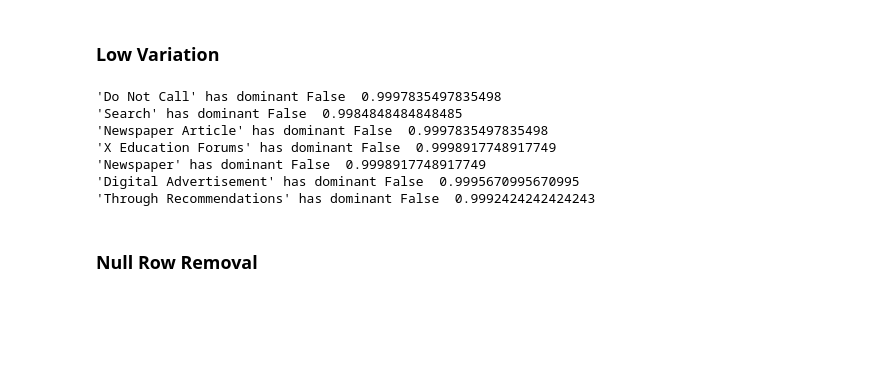
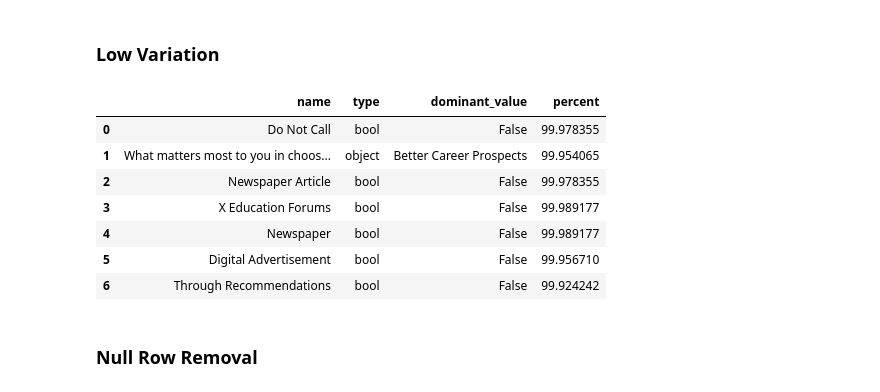
Before and after one commit to notvarunseth/ml-assignment, a Jupyter notebook: 1_notebook.ipynb, the cells around one changed output. Cells and saved outputs as stored; diff of their text form; code cells hidden in the pictures; blank space fills up the shorter version.

Commit message:
fixed highly dominant column

```diff
--- a/1_notebook.ipynb
+++ b/1_notebook.ipynb
@@ -229,27 +229,37 @@ Number of uniques for 'Last Notable Activity' is 5
 # %% [markdown]
 ### Low Variation
 # %%
-THRESHOLD_LOW_VAR = 0.99
-# Check if 99% or more values are same, and drop the column, it is not useful
+THRESHOLD_LOW_VAR = 0.999
+
+# Check if a vast majority values are same, and drop these column, it is not useful.
 low_variation_columns = []
-for column in df.select_dtypes(exclude=['object']).columns:
+printable = []
+for column in df.columns:
 
     value_counts = df[column].value_counts(normalize=True)
     cumulative_counts = value_counts.cumsum()
 
     first_category = value_counts.index[0]
 
     if cumulative_counts[first_category] > THRESHOLD_LOW_VAR:
-        print(f"'{column}' has dominant {first_category} ", cumulative_counts[first_category])
+        printable.append({
+            'name': column,
+            'type': df.dtypes[column],
+            'dominant_value': first_category,
+            'percent': 100 * cumulative_counts[first_category],
+        })
+        # print(f"'{column}' ({type()}) has dominant '{first_category}' ", round(cumulative_counts[first_category], 4))
         low_variation_columns.append(column)
+pd.DataFrame(printable)
 # %% [output]
-'Do Not Call' has dominant False  0.9997835497835498
-'Search' has dominant False  0.9984848484848485
-'Newspaper Article' has dominant False  0.9997835497835498
-'X Education Forums' has dominant False  0.9998917748917749
-'Newspaper' has dominant False  0.9998917748917749
-'Digital Advertisement' has dominant False  0.9995670995670995
-'Through Recommendations' has dominant False  0.9992424242424243
+|  | name | type | dominant_value | percent |
+| 0 | Do Not Call | bool | False | 99.978355 |
+| 1 | What matters most to you in choos... | object | Better Career Prospects | 99.954065 |
+| 2 | Newspaper Article | bool | False | 99.978355 |
+| 3 | X Education Forums | bool | False | 99.989177 |
+| 4 | Newspaper | bool | False | 99.989177 |
+| 5 | Digital Advertisement | bool | False | 99.956710 |
+| 6 | Through Recommendations | bool | False | 99.924242 |
 # %%
 df.drop(columns=low_variation_columns, inplace=True)
 # %%
```
Also changed, not shown: parts of 12 cells of this notebook.
